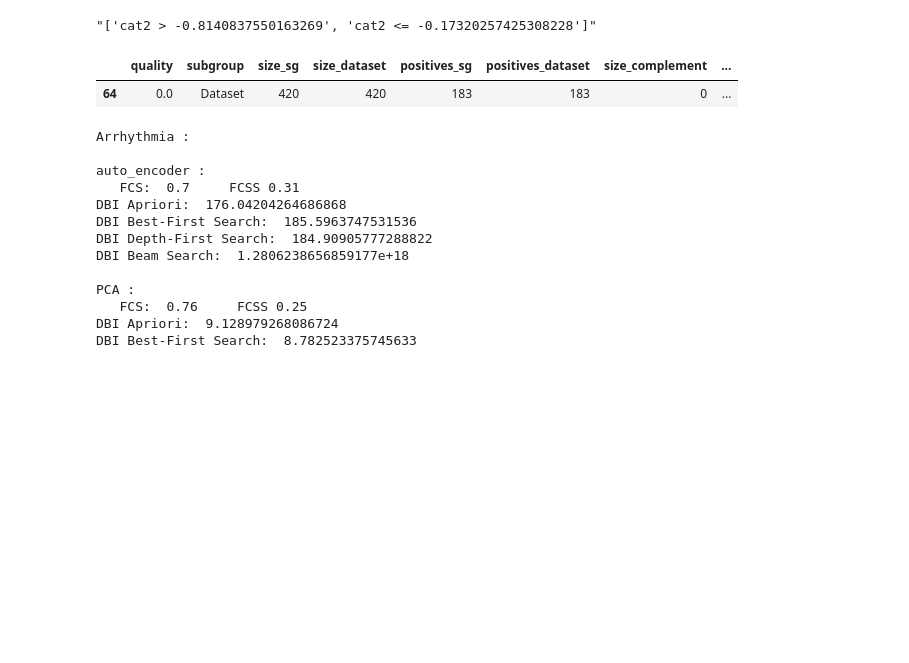
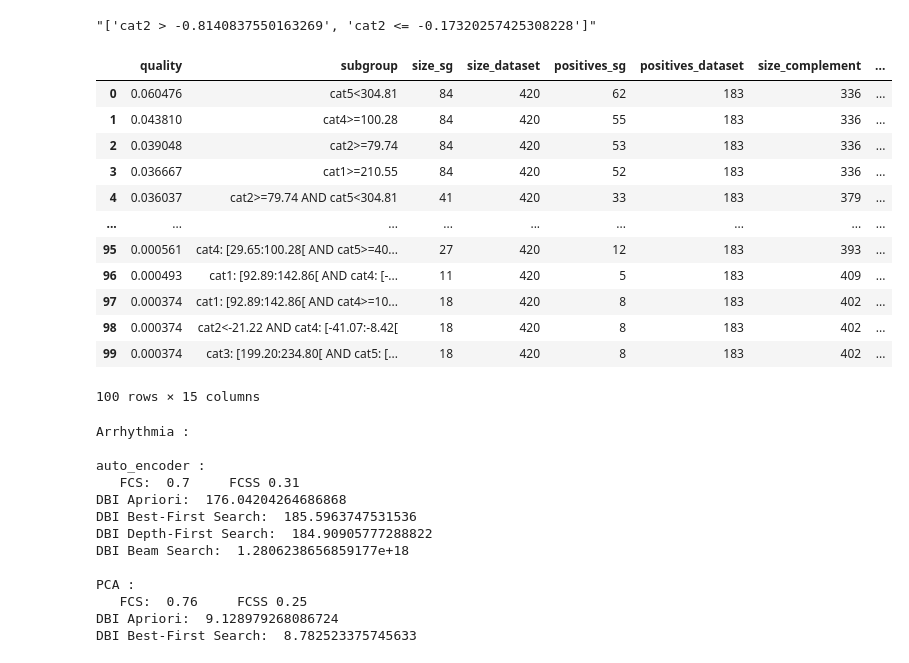
Before and after one commit to WouterFeijen/Interpretable-Subgroup-Discovery, a Jupyter notebook: test_interpret.ipynb, the cells around one changed output. Cells and saved outputs as stored; diff of their text form; code cells hidden in the pictures; blank space fills up the shorter version.

```diff
--- a/test_interpret.ipynb
+++ b/test_interpret.ipynb
@@ -85,11 +85,23 @@ OHenc = OneHotEncoder()
 dataCategorical = OHenc.fit_transform(original_df[features]).toarray()
 original_encoded = pd.DataFrame(dataCategorical)
 # %%
-subgroups = results_dict['SPCA']['Depth-First Search']['results_org']
-subgroups[subgroups['relative_size_sg'] >= 0.5]
+subgroups = results_dict['auto_encoder']['Best-First Search']['results_org']
+subgroups
+# subgroups[subgroups['relative_size_sg'] >= 0.5]
 # %% [output]
 |  | quality | subgroup | size_sg | size_dataset | positives_sg | positives_dataset | size_complement | ... |
-| 64 | 0.0 | Dataset | 420 | 420 | 183 | 183 | 0 | ... |
+| 0 | 0.060476 | cat5<304.81 | 84 | 420 | 62 | 183 | 336 | ... |
+| 1 | 0.043810 | cat4>=100.28 | 84 | 420 | 55 | 183 | 336 | ... |
+| 2 | 0.039048 | cat2>=79.74 | 84 | 420 | 53 | 183 | 336 | ... |
+| 3 | 0.036667 | cat1>=210.55 | 84 | 420 | 52 | 183 | 336 | ... |
+| 4 | 0.036037 | cat2>=79.74 AND cat5<304.81 | 41 | 420 | 33 | 183 | 379 | ... |
+| ... | ... | ... | ... | ... | ... | ... | ... | ... |
+| 95 | 0.000561 | cat4: [29.65:100.28[ AND cat5>=40... | 27 | 420 | 12 | 183 | 393 | ... |
+| 96 | 0.000493 | cat1: [92.89:142.86[ AND cat4: [-... | 11 | 420 | 5 | 183 | 409 | ... |
+| 97 | 0.000374 | cat1: [92.89:142.86[ AND cat4>=10... | 18 | 420 | 8 | 183 | 402 | ... |
+| 98 | 0.000374 | cat2<-21.22 AND cat4: [-41.07:-8.42[ | 18 | 420 | 8 | 183 | 402 | ... |
+| 99 | 0.000374 | cat3: [199.20:234.80[ AND cat5: [... | 18 | 420 | 8 | 183 | 402 | ... |
+100 rows × 15 columns
 # %%
 sd_results_path = r'C:\Users\20193723\OneDrive - TU Eindhoven\Documents\Research Topics in Data Mining\Interpretable-Subgroup-Discovery\results_renamed'
 dct_datasets = ['Arrhythmia'] # to test <- Remove later
```
Also changed, not shown: parts of 10 cells of this notebook, 1 other file.
